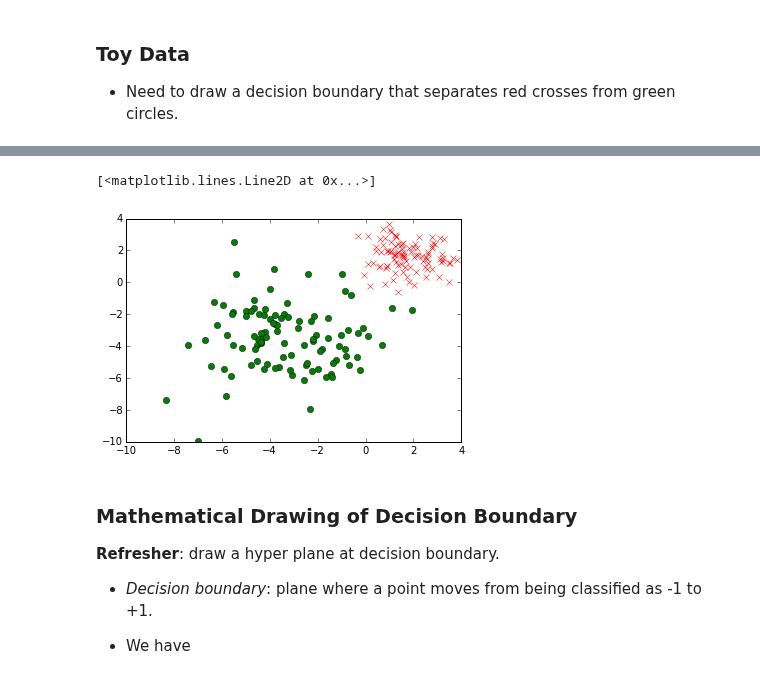
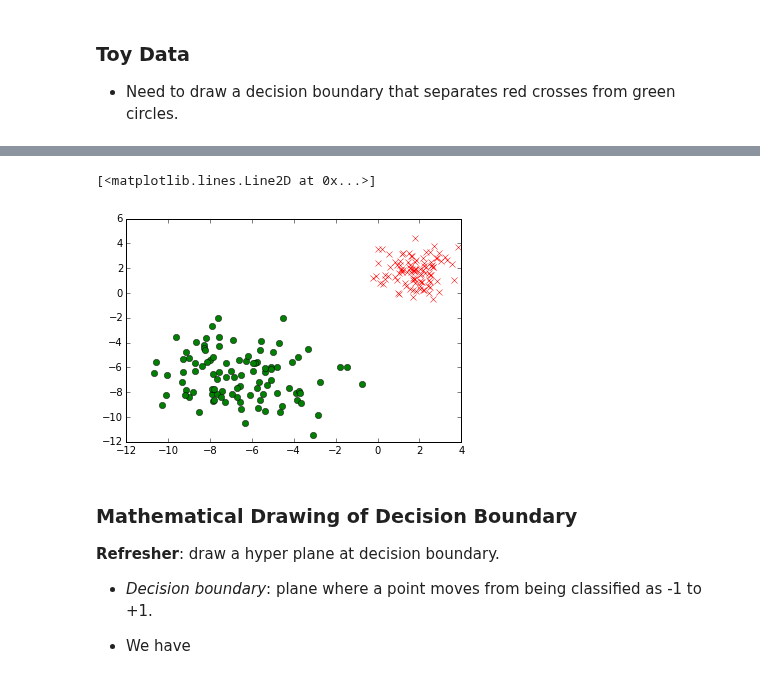
Before and after one commit to lawrennd/mlai2015, a Jupyter notebook: w2_objective.ipynb, the cells around one changed output, grey strips where cells are left out. Drawn from its saved outputs; the diff is of its cells as text; code cells hidden in the pictures.

```diff
--- a/w2_objective.ipynb
+++ b/w2_objective.ipynb
@@ -40,13 +44,13 @@ from IPython.display import display, clear_output, HTML
 # %%
 x_plus = np.random.normal(loc=1.7, size=(100, 2))
-x_minus = np.random.normal(loc=-1.7, size=(100, 2))*2
+x_minus = np.random.normal(loc=-3.4, size=(100, 2))*2
 
 # plot data
 plt.plot(x_plus[:, 0], x_plus[:, 1], 'rx')
 plt.plot(x_minus[:, 0], x_minus[:, 1], 'go')
 # %% [output]
 [<matplotlib.lines.Line2D at 0x...>]
-[figure, old version]
+[figure, new version]
 # %% [markdown]
 ### Mathematical Drawing of Decision Boundary
 
```
Also changed, not shown: parts of 18 cells of this notebook.
